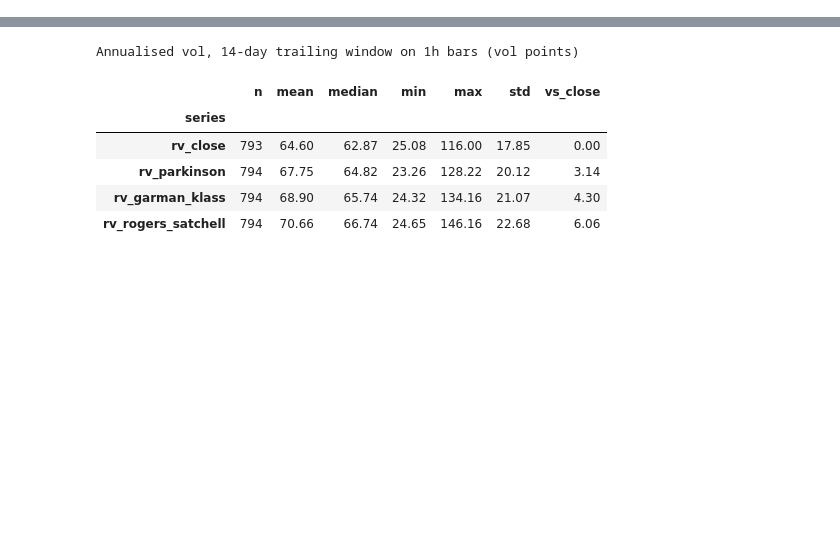
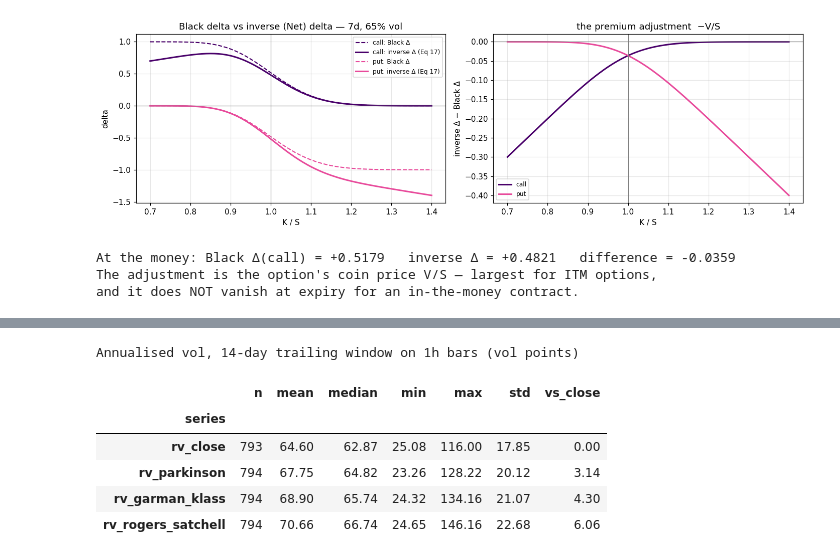
Before and after one commit to wiillytom/svi_modeling, a Jupyter notebook: volatility_surface/notebooks/vrp_leverage_summary.ipynb, the cells around one changed output, grey strips where cells are left out. Drawn from its saved outputs; the diff is of its cells as text; code cells hidden in the pictures; blank space fills up the shorter version.

Commit message:
QR Options research

```diff
--- a/volatility_surface/notebooks/vrp_leverage_summary.ipynb
+++ b/volatility_surface/notebooks/vrp_leverage_summary.ipynb
@@ -120,0 +215,30 @@ The answers, in order: **no** (there is a 3–6 vol-point gap depending on the e
+# %%
+K = np.linspace(0.70, 1.40, 71)          # strike / spot (project's normalised convention)
+T, r, q, sig = 7/365, 0.0, 0.0, 0.65      # 7-day option, 65% vol
+
+fig, ax = plt.subplots(1, 2, figsize=(13, 4))
+for otype, nm, col in [("c", "call", PALETTE[7]), ("p", "put", PALETTE[3])]:
+    bd  = gk_delta(1.0, K, T, r, q, sig, otype)
+    ind = inverse_delta(1.0, K, T, r, q, sig, otype)
+    ax[0].plot(K, bd,  "--", color=col, lw=1.4, label=f"{nm}: Black Δ")
+    ax[0].plot(K, ind, "-",  color=col, lw=2.0, label=f"{nm}: inverse Δ (Eq 17)")
+    ax[1].plot(K, ind - bd, "-", color=col, lw=2.0, label=nm)
+ax[0].axvline(1, color="grey", lw=.8); ax[0].axhline(0, color="grey", lw=.8)
+ax[0].set(xlabel="K / S", ylabel="delta", title="Black delta vs inverse (Net) delta — 7d, 65% vol")
+ax[0].legend(fontsize=8)
+ax[1].axvline(1, color="grey", lw=.8); ax[1].axhline(0, color="grey", lw=.8)
+ax[1].set(xlabel="K / S", ylabel="inverse Δ − Black Δ", title="the premium adjustment  −V/S")
+ax[1].legend(fontsize=8)
+plt.tight_layout(); plt.show()
+
+atm = np.argmin(abs(K - 1.0))
+print(f"At the money: Black Δ(call) = {gk_delta(1.,1.,T,r,q,sig,'c'):+.4f}   "
+      f"inverse Δ = {inverse_delta(1.,1.,T,r,q,sig,'c'):+.4f}   "
+      f"difference = {inverse_delta(1.,1.,T,r,q,sig,'c')-gk_delta(1.,1.,T,r,q,sig,'c'):+.4f}")
+print("The adjustment is the option's coin price V/S — largest for ITM options,")
+print("and it does NOT vanish at expiry for an in-the-money contract.")
+# %% [output]
+[figure, added]
+At the money: Black Δ(call) = +0.5179   inverse Δ = +0.4821   difference = -0.0359
+The adjustment is the option's coin price V/S — largest for ITM options,
+and it does NOT vanish at expiry for an in-the-money contract.
```
Also changed, not shown: parts of 54 cells of this notebook.
